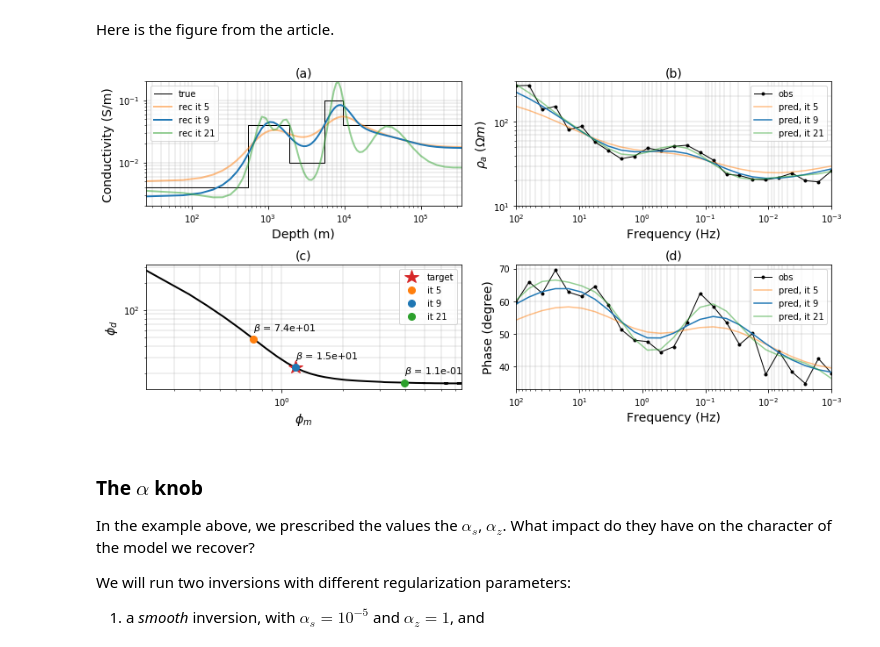
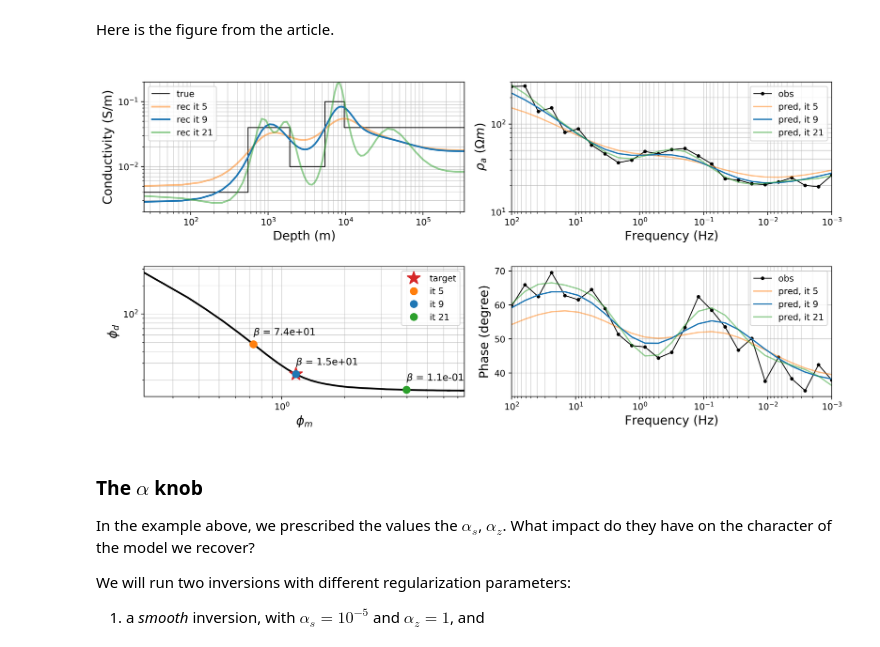
Before and after one commit to simpeg/tle-magnetotelluric_inversion, a Jupyter notebook: 3_MT1D_5layer_inversion.ipynb, the cells around one changed output. Saved outputs shown, nothing was run; the diff lists cells and outputs as text; code cells hidden in the pictures.

```diff
--- a/3_MT1D_5layer_inversion.ipynb
+++ b/3_MT1D_5layer_inversion.ipynb
@@ -551,8 +551,8 @@ def view_1Dinversion_results(iteration, scale="linear", color="C0", alpha=1, ax=
     ax[3].set_ylabel("Phase (degree)", fontsize = 14)
     ax[3].legend(loc=1)
 
-    for a, title in zip(ax, ['(a)', '(b)', '(c)', '(d)']):
-        a.set_title(title, fontsize=14)
+    for a, title in zip(ax, ['(a)', '(c)', '(b)', '(d)']):
+        a.set_title(title, fontsize=14, color='k', alpha=0.)
         if title != "c":
             a.grid(True, which='both', linewidth=0.4)
 # %%
@@ -572,19 +572,19 @@ interact(
 # %% [markdown]
 Here is the figure from the article.
 # %%
-fig, ax = plt.subplots(2, 2, figsize=(12, 6))
+fig, ax = plt.subplots(2, 2, figsize=(12, 6), dpi=400)
 ax = ax.flatten()
 
 for it, col, alpha, plotTrue in zip(
     [5, 9, 21], [ "C1", "C0", "C2"], [0.5, 1., 0.5], [True, False, False]
 ):
     view_1Dinversion_results(
         iteration=it, scale="log", color=col, alpha=alpha, ax=ax, plotTrue=plotTrue
     )
 
 plt.tight_layout()
 # %% [output]
-[figure, old version]
+[figure, new version]
 # %% [markdown]
 ### The $\alpha$ knob
 
```
Also changed, not shown: parts of 1 cell of this notebook, 9 other files.
